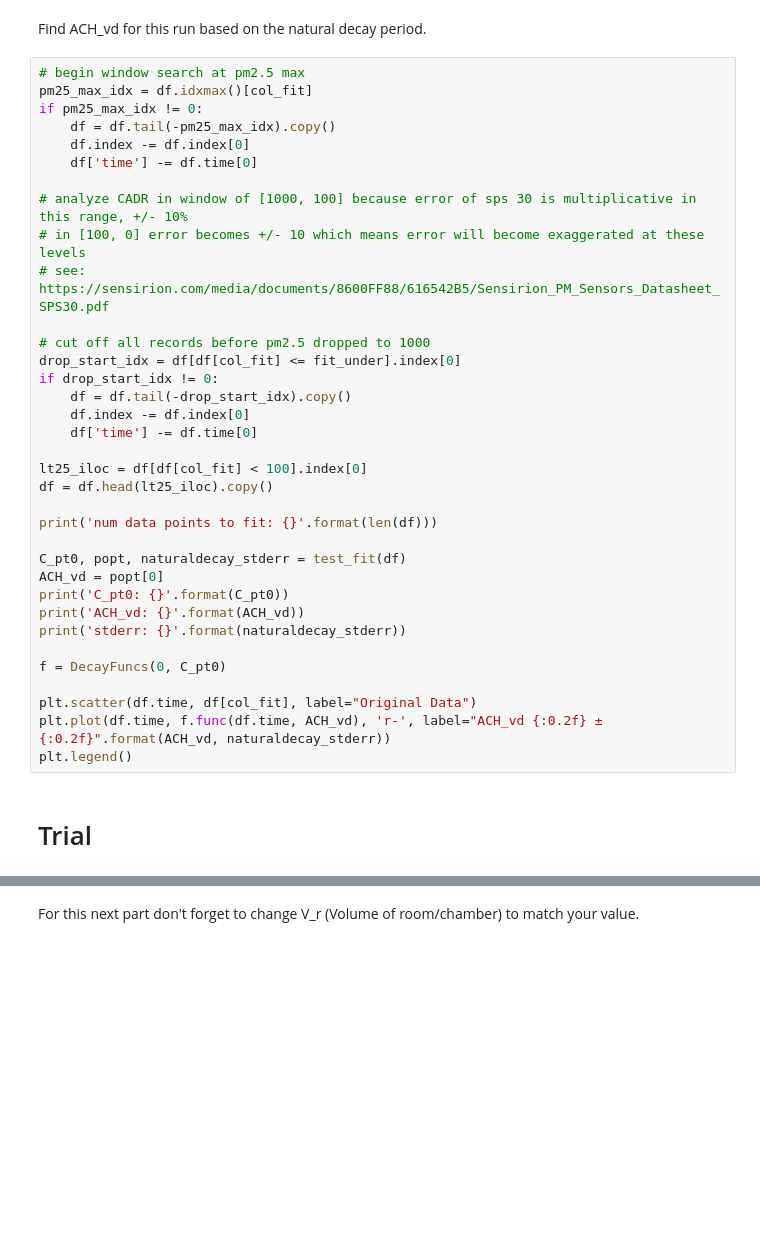
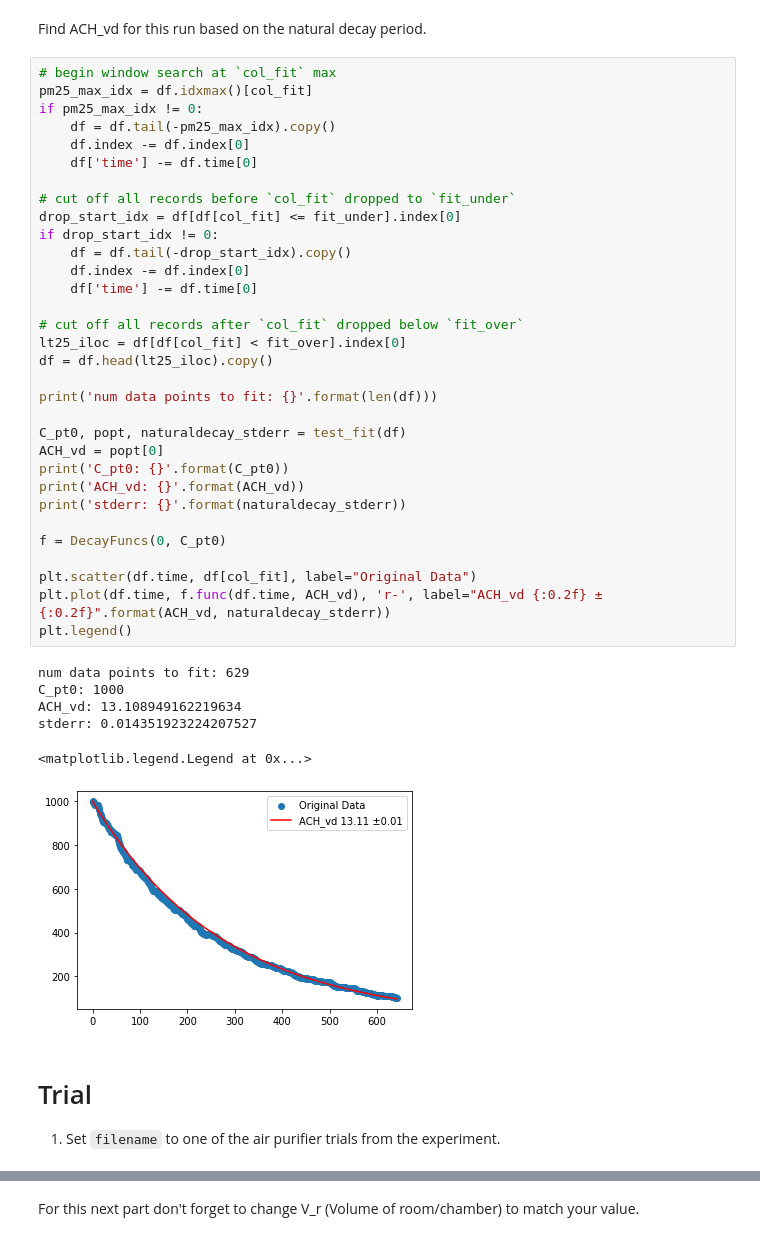
Before and after one commit to robwiss/analyze_cadr, a Jupyter notebook: sensirion_sps30/analyze_cadr_vd_first.ipynb, the cells around one changed output, grey strips where cells are left out. Drawn from its saved outputs; the diff is of its cells as text; blank space fills up the shorter version.

Commit message:
updated notebooks and added healthy glow data

```diff
--- a/sensirion_sps30/analyze_cadr_vd_first.ipynb
+++ b/sensirion_sps30/analyze_cadr_vd_first.ipynb
@@ -70,40 +91,46 @@ def test_fit(df):
 # %% [markdown]
 Find ACH_vd for this run based on the natural decay period.
 # %%
-# begin window search at pm2.5 max
+# begin window search at `col_fit` max
 pm25_max_idx = df.idxmax()[col_fit]
 if pm25_max_idx != 0:
     df = df.tail(-pm25_max_idx).copy()
     df.index -= df.index[0]
     df['time'] -= df.time[0]
 
-# analyze CADR in window of [1000, 100] because error of sps 30 is multiplicative in this range, +/- 10%
-# in [100, 0] error becomes +/- 10 which means error will become exaggerated at these levels
-# see: https://sensirion.com/media/documents/8600FF88/616542B5/Sensirion_PM_Sensors_Datasheet_SPS30.pdf
-
-# cut off all records before pm2.5 dropped to 1000
+# cut off all records before `col_fit` dropped to `fit_under`
 drop_start_idx = df[df[col_fit] <= fit_under].index[0]
 if drop_start_idx != 0:
     df = df.tail(-drop_start_idx).copy()
     df.index -= df.index[0]
     df['time'] -= df.time[0]
 
-lt25_iloc = df[df[col_fit] < 100].index[0]
+# cut off all records after `col_fit` dropped below `fit_over`
+lt25_iloc = df[df[col_fit] < fit_over].index[0]
 df = df.head(lt25_iloc).copy()
 
 print('num data points to fit: {}'.format(len(df)))
 
 C_pt0, popt, naturaldecay_stderr = test_fit(df)
 ACH_vd = popt[0]
 print('C_pt0: {}'.format(C_pt0))
 print('ACH_vd: {}'.format(ACH_vd))
 print('stderr: {}'.format(naturaldecay_stderr))
 
 f = DecayFuncs(0, C_pt0)
 
 plt.scatter(df.time, df[col_fit], label="Original Data")
 plt.plot(df.time, f.func(df.time, ACH_vd), 'r-', label="ACH_vd {:0.2f} ±{:0.2f}".format(ACH_vd, naturaldecay_stderr))
 plt.legend()
+# %% [output]
+num data points to fit: 629
+C_pt0: 1000
+ACH_vd: 13.108949162219634
+stderr: 0.014351923224207527
+<matplotlib.legend.Legend at 0x...>
+[figure, added]
-# %% [markdown]
-# Trial
+# %% [markdown]
+# Trial
+
+1. Set `filename` to one of the air purifier trials from the experiment.
 # %%
```
Also changed, not shown: parts of 8 cells of this notebook, 9 other files.
